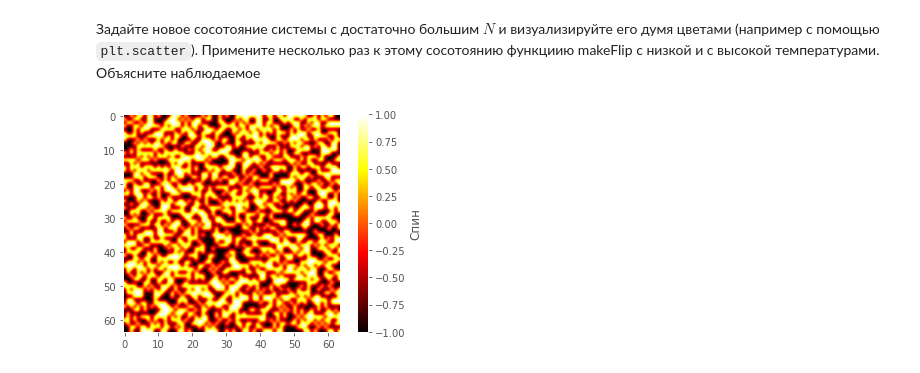
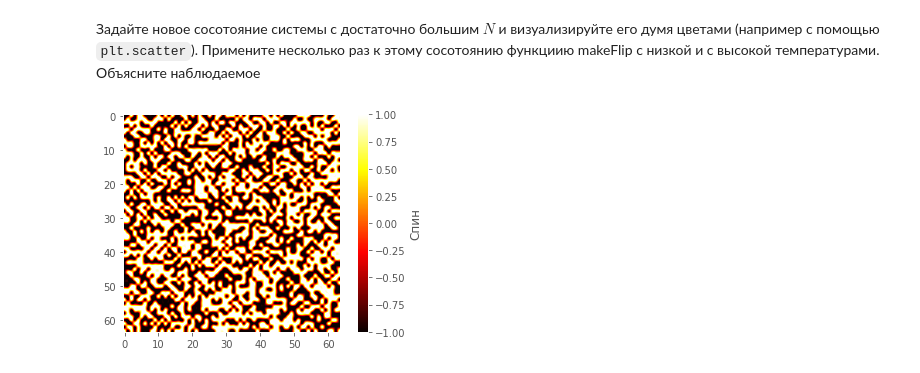
Before and after one commit to nazar-si/calc-phys, a Jupyter notebook: Monte-Carlo.ipynb, the cells around one changed output. Drawn from its saved outputs; the diff is of its cells as text; code cells hidden in the pictures.

```diff
--- a/Monte-Carlo.ipynb
+++ b/Monte-Carlo.ipynb
@@ -397,10 +396,9 @@ YOUR ANSWER HERE
 # %%
 N = 64
 state = getInitialState(N)
-
-plt.imshow(state, cmap="hot", interpolation='bicubic')
+plt.imshow(state, cmap="hot", interpolation="spline36")
 plt.grid(False)
 bar = plt.colorbar()
 bar.set_label("Спин")
 # %% [output]
-[figure, old version]
+[figure, new version]
```
Also changed, not shown: parts of 12 cells of this notebook, 1 other file.
